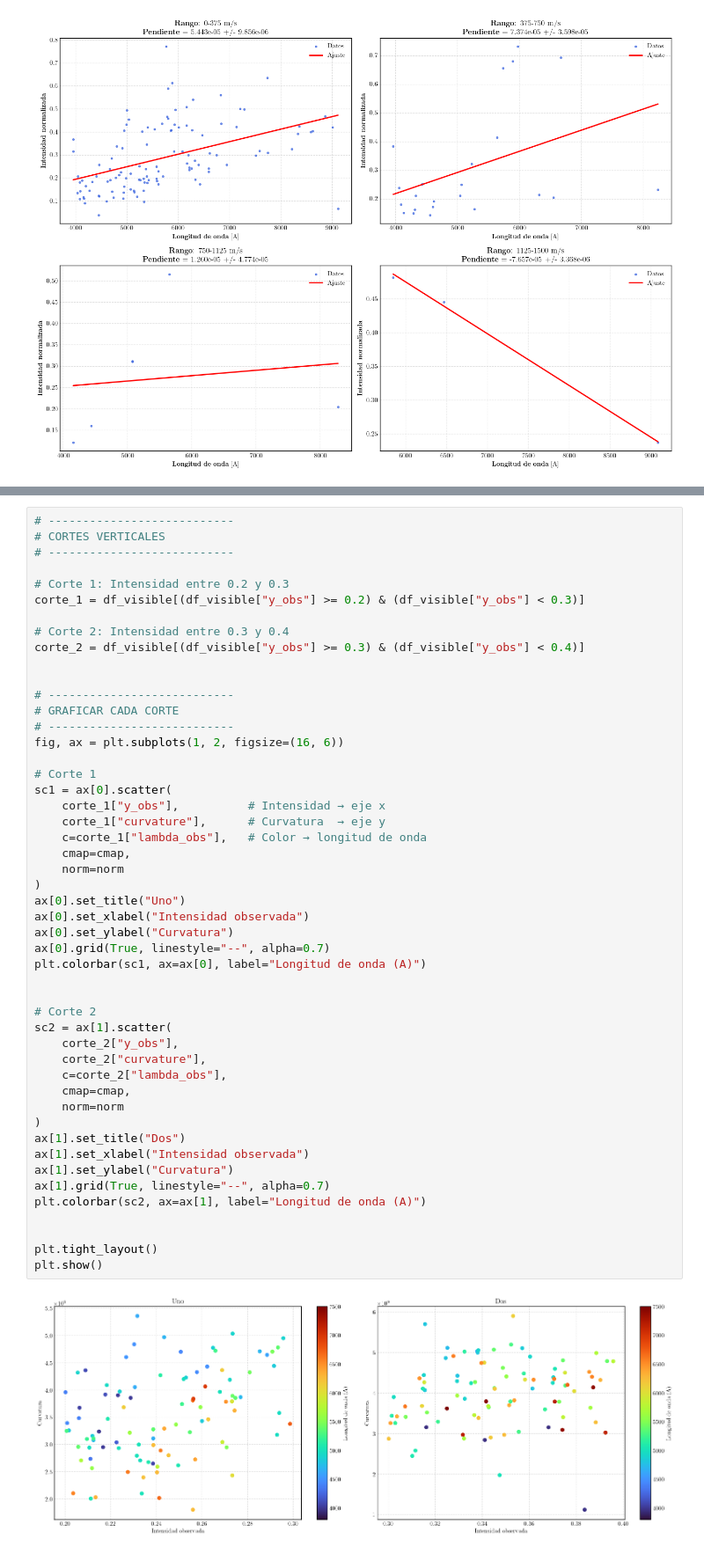
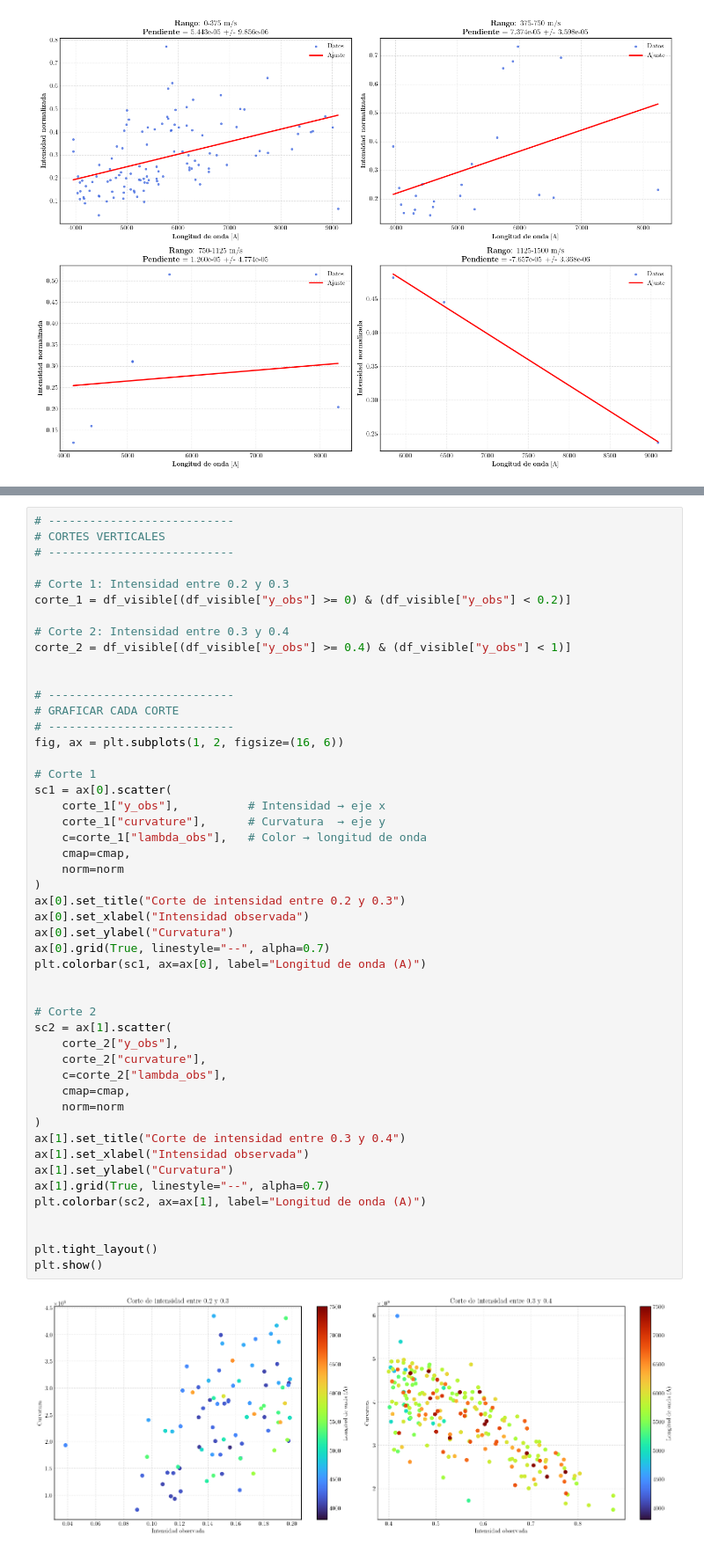
Before and after one commit to LaraGomezN/Aldebaran, a Jupyter notebook: main.ipynb, the cells around one changed output, grey strips where cells are left out. Shown at 88% size. Cells and saved outputs as stored; diff of their text form.

```diff
--- a/main.ipynb
+++ b/main.ipynb
@@ -524,10 +514,10 @@ print(corr_1, corr_2, corr_3)
 # ---------------------------
 
 # Corte 1: Intensidad entre 0.2 y 0.3
-corte_1 = df_visible[(df_visible["y_obs"] >= 0.2) & (df_visible["y_obs"] < 0.3)]
+corte_1 = df_visible[(df_visible["y_obs"] >= 0) & (df_visible["y_obs"] < 0.2)]
 
 # Corte 2: Intensidad entre 0.3 y 0.4
-corte_2 = df_visible[(df_visible["y_obs"] >= 0.3) & (df_visible["y_obs"] < 0.4)]
+corte_2 = df_visible[(df_visible["y_obs"] >= 0.4) & (df_visible["y_obs"] < 1)]
 
 
 # ---------------------------
@@ -539,34 +529,34 @@ fig, ax = plt.subplots(1, 2, figsize=(16, 6))
 sc1 = ax[0].scatter(
     corte_1["y_obs"],          # Intensidad → eje x
     corte_1["curvature"],      # Curvatura  → eje y
     c=corte_1["lambda_obs"],   # Color → longitud de onda
     cmap=cmap,
     norm=norm
 )
-ax[0].set_title("Uno")
+ax[0].set_title("Corte de intensidad entre 0.2 y 0.3")
 ax[0].set_xlabel("Intensidad observada")
 ax[0].set_ylabel("Curvatura")
 ax[0].grid(True, linestyle="--", alpha=0.7)
 plt.colorbar(sc1, ax=ax[0], label="Longitud de onda (A)")
 
 
 # Corte 2
 sc2 = ax[1].scatter(
     corte_2["y_obs"],
     corte_2["curvature"],
     c=corte_2["lambda_obs"],
     cmap=cmap,
     norm=norm
 )
-ax[1].set_title("Dos")
+ax[1].set_title("Corte de intensidad entre 0.3 y 0.4")
 ax[1].set_xlabel("Intensidad observada")
 ax[1].set_ylabel("Curvatura")
 ax[1].grid(True, linestyle="--", alpha=0.7)
 plt.colorbar(sc2, ax=ax[1], label="Longitud de onda (A)")
 
 
 plt.tight_layout()
 plt.show()
 # %% [output]
-[figure, old version]
+[figure, new version]
 # %%
```
Also changed, not shown: parts of 5 cells of this notebook, 5 other files.
